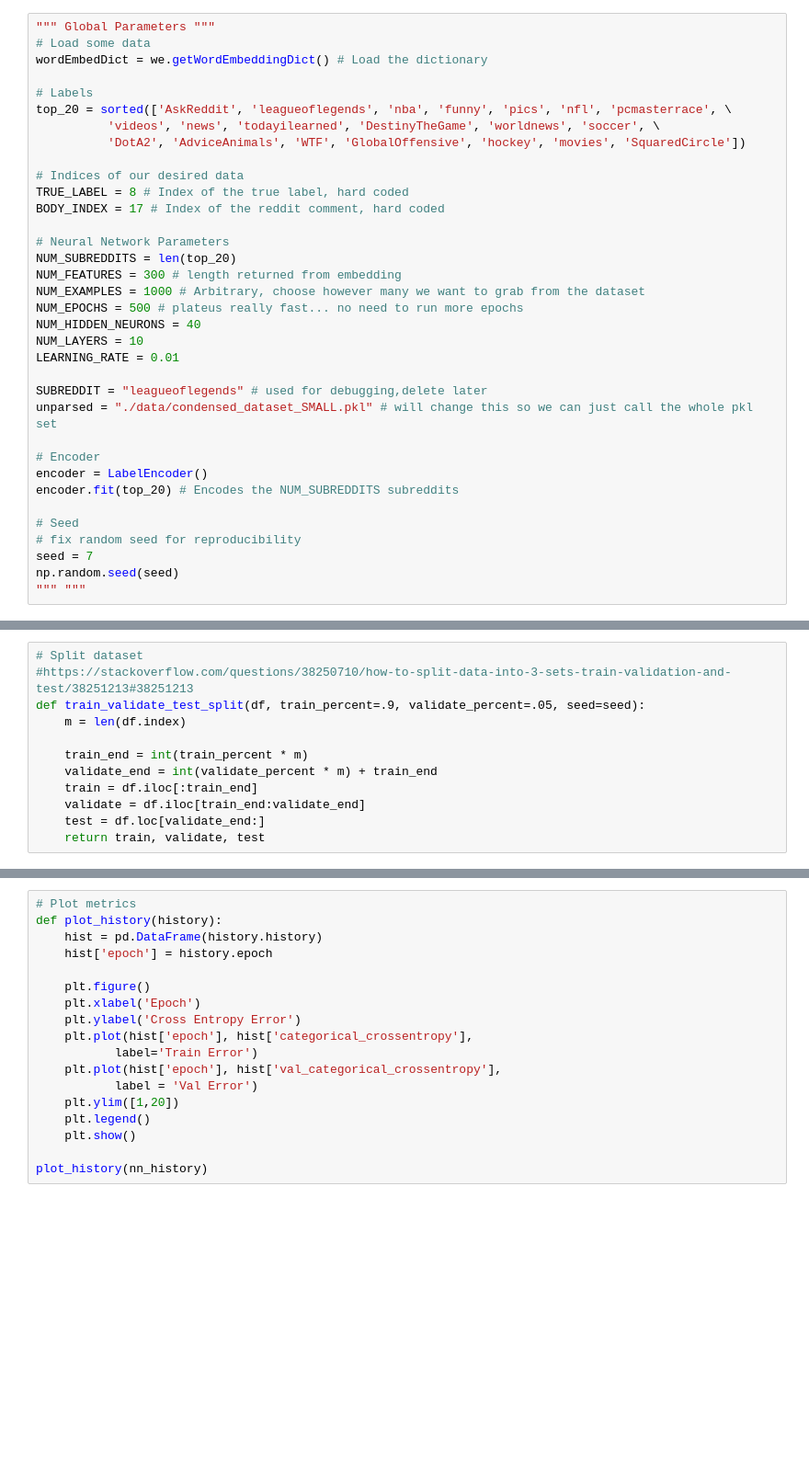
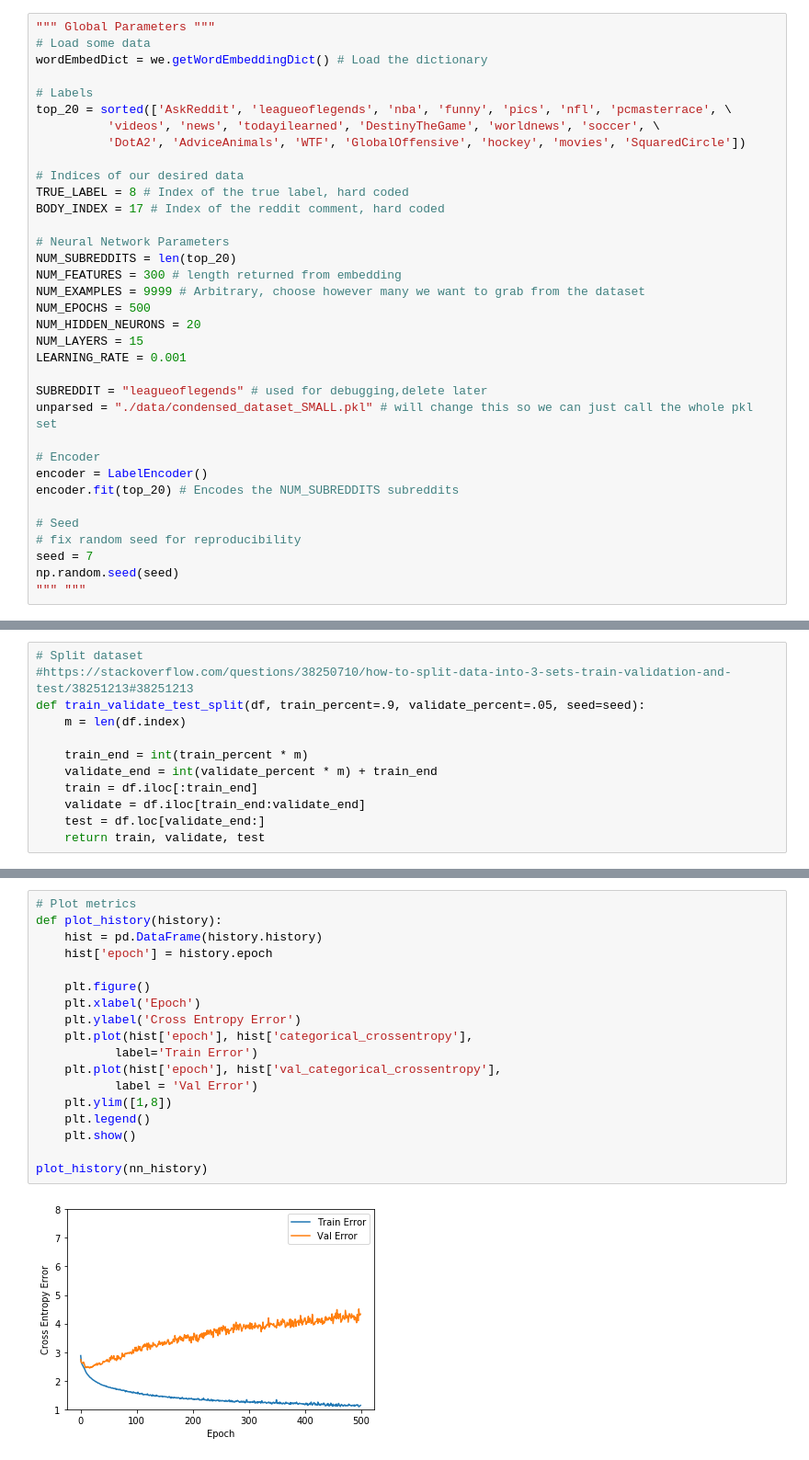
Before and after one commit to e-mhx/CS-221-Final-Project-, a Jupyter notebook: project files/neural-network.ipynb, the cells around one changed output, grey strips where cells are left out. Shown: that part at 92% size. Saved outputs shown, nothing was run; the diff lists cells and outputs as text; blank space fills up the shorter version.

```diff
--- a/project files/neural-network.ipynb
+++ b/project files/neural-network.ipynb
@@ -56,11 +54,11 @@ BODY_INDEX = 17 # Index of the reddit comment, hard coded
 # Neural Network Parameters
 NUM_SUBREDDITS = len(top_20)
 NUM_FEATURES = 300 # length returned from embedding
-NUM_EXAMPLES = 1000 # Arbitrary, choose however many we want to grab from the dataset
-NUM_EPOCHS = 500 # plateus really fast... no need to run more epochs
-NUM_HIDDEN_NEURONS = 40
-NUM_LAYERS = 10
-LEARNING_RATE = 0.01
+NUM_EXAMPLES = 9999 # Arbitrary, choose however many we want to grab from the dataset
+NUM_EPOCHS = 500
+NUM_HIDDEN_NEURONS = 20
+NUM_LAYERS = 15
+LEARNING_RATE = 0.001
 
 SUBREDDIT = "leagueoflegends" # used for debugging,delete later
 unparsed = "./data/condensed_dataset_SMALL.pkl" # will change this so we can just call the whole pkl set
@@ -272,19 +324,21 @@ nn_history = nn_model.fit(train, train_labels, epochs=NUM_EPOCHS, verbose=1,
 # %%
 # Plot metrics
 def plot_history(history):
     hist = pd.DataFrame(history.history)
     hist['epoch'] = history.epoch
 
     plt.figure()
     plt.xlabel('Epoch')
     plt.ylabel('Cross Entropy Error')
     plt.plot(hist['epoch'], hist['categorical_crossentropy'],
            label='Train Error')
     plt.plot(hist['epoch'], hist['val_categorical_crossentropy'],
            label = 'Val Error')
-    plt.ylim([1,20])
+    plt.ylim([1,8])
     plt.legend()
     plt.show()
 
 plot_history(nn_history)
+# %% [output]
+[figure, added]
 # %%
```
Also changed, not shown: parts of 11 cells of this notebook.
